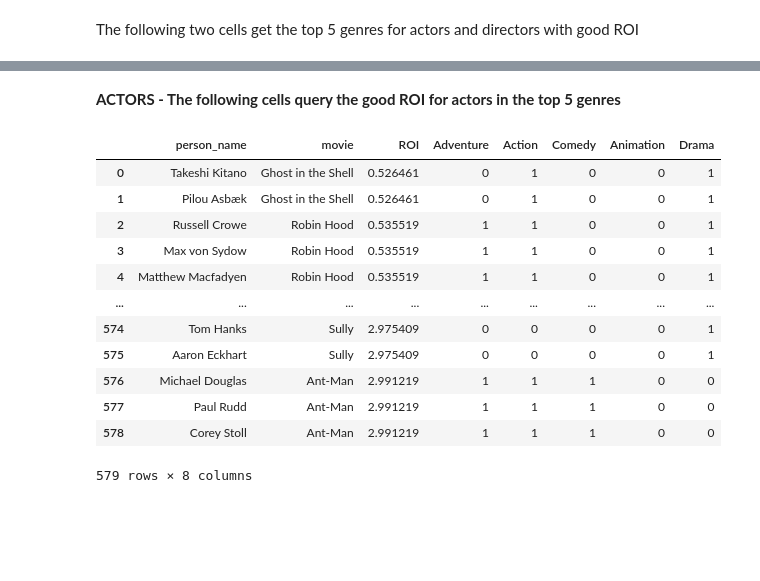
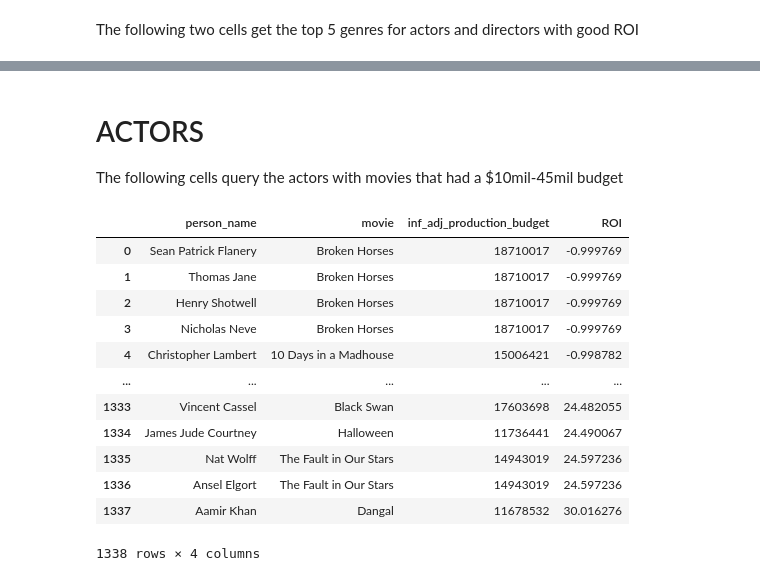
Before and after one commit to learn-co-curriculum/dsc-phase-1-project-template, a Jupyter notebook: notebooks/Rachael_Analysis_Peoplerecommendations.ipynb, the cells around one changed output, grey strips where cells are left out. Drawn from its saved outputs; the diff is of its cells as text; code cells hidden in the pictures; blank space fills up the shorter version.

```diff
--- a/notebooks/Rachael_Analysis_Peoplerecommendations.ipynb
+++ b/notebooks/Rachael_Analysis_Peoplerecommendations.ipynb
@@ -14,3 +26,3 @@ pysqldf = lambda q: sqldf(q, globals())
 # %%
-master_df = pd.read_pickle('movie_master_dataset.pkl')
-master_df
+master_df = pd.read_pickle('movie_master_dataset_with_inflation.pkl')
+master_df = master_df[master_df['worldwide_gross'] != 0]
@@ -81,6 +78,3 @@ Name: movie_role, dtype: int64
 # %%
-##dataframe of actors only who were in movies with at least 50 mil budget
-actors = master_df.loc[(master_df['movie_role'] == "actor") & (master_df['production_budget'] > 50000000)]
-##dataframe of actors/actress with ROI over 50% and below 300%
-actors_ROI = actors.loc[(actors['ROI'] > .5) & (actors['ROI'] < 3)]
+actors = master_df.loc[master_df['movie_role'] == "actor"] ##dataframe of actor only
 # %%
@@ -229,27 +302,31 @@ directors_ROI['ROI'].hist(bins=100)
 # %% [markdown]
-<b>ACTORS - The following cells query the good ROI for actors in the top 5 genres</b>
+# ACTORS
+
+The following cells query the actors with movies that had a $10mil-45mil budget
 # %%
-q2 = ("""
-SELECT person_name, movie, ROI, Adventure, Action, Comedy, Animation, Drama
-FROM actors_ROI
+aq1 = ("""
+SELECT person_name, movie, inf_adj_production_budget, ROI
+FROM actors
+WHERE inf_adj_production_budget BETWEEN 1e7 AND 4.5e7
+    --AND Action = 1
 ORDER BY ROI
 """)
 
-actors_ROI_clean = pysqldf(q2)
+actors_q1 = pysqldf(aq1)
 # %%
-actors_ROI_clean
+actors_q1
 # %% [output]
-|  | person_name | movie | ROI | Adventure | Action | Comedy | Animation | Drama |
-| 0 | Takeshi Kitano | Ghost in the Shell | 0.526461 | 0 | 1 | 0 | 0 | 1 |
-| 1 | Pilou Asbæk | Ghost in the Shell | 0.526461 | 0 | 1 | 0 | 0 | 1 |
-| 2 | Russell Crowe | Robin Hood | 0.535519 | 1 | 1 | 0 | 0 | 1 |
-| 3 | Max von Sydow | Robin Hood | 0.535519 | 1 | 1 | 0 | 0 | 1 |
-| 4 | Matthew Macfadyen | Robin Hood | 0.535519 | 1 | 1 | 0 | 0 | 1 |
-| ... | ... | ... | ... | ... | ... | ... | ... | ... |
-| 574 | Tom Hanks | Sully | 2.975409 | 0 | 0 | 0 | 0 | 1 |
-| 575 | Aaron Eckhart | Sully | 2.975409 | 0 | 0 | 0 | 0 | 1 |
-| 576 | Michael Douglas | Ant-Man | 2.991219 | 1 | 1 | 1 | 0 | 0 |
-| 577 | Paul Rudd | Ant-Man | 2.991219 | 1 | 1 | 1 | 0 | 0 |
-| 578 | Corey Stoll | Ant-Man | 2.991219 | 1 | 1 | 1 | 0 | 0 |
+|  | person_name | movie | inf_adj_production_budget | ROI |
+| 0 | Sean Patrick Flanery | Broken Horses | 18710017 | -0.999769 |
+| 1 | Thomas Jane | Broken Horses | 18710017 | -0.999769 |
+| 2 | Henry Shotwell | Broken Horses | 18710017 | -0.999769 |
+| 3 | Nicholas Neve | Broken Horses | 18710017 | -0.999769 |
+| 4 | Christopher Lambert | 10 Days in a Madhouse | 15006421 | -0.998782 |
+| ... | ... | ... | ... | ... |
+| 1333 | Vincent Cassel | Black Swan | 17603698 | 24.482055 |
+| 1334 | James Jude Courtney | Halloween | 11736441 | 24.490067 |
+| 1335 | Nat Wolff | The Fault in Our Stars | 14943019 | 24.597236 |
+| 1336 | Ansel Elgort | The Fault in Our Stars | 14943019 | 24.597236 |
+| 1337 | Aamir Khan | Dangal | 11678532 | 30.016276 |
-579 rows × 8 columns
+1338 rows × 4 columns
 # %%
```
Also changed, not shown: parts of 59 cells of this notebook.
